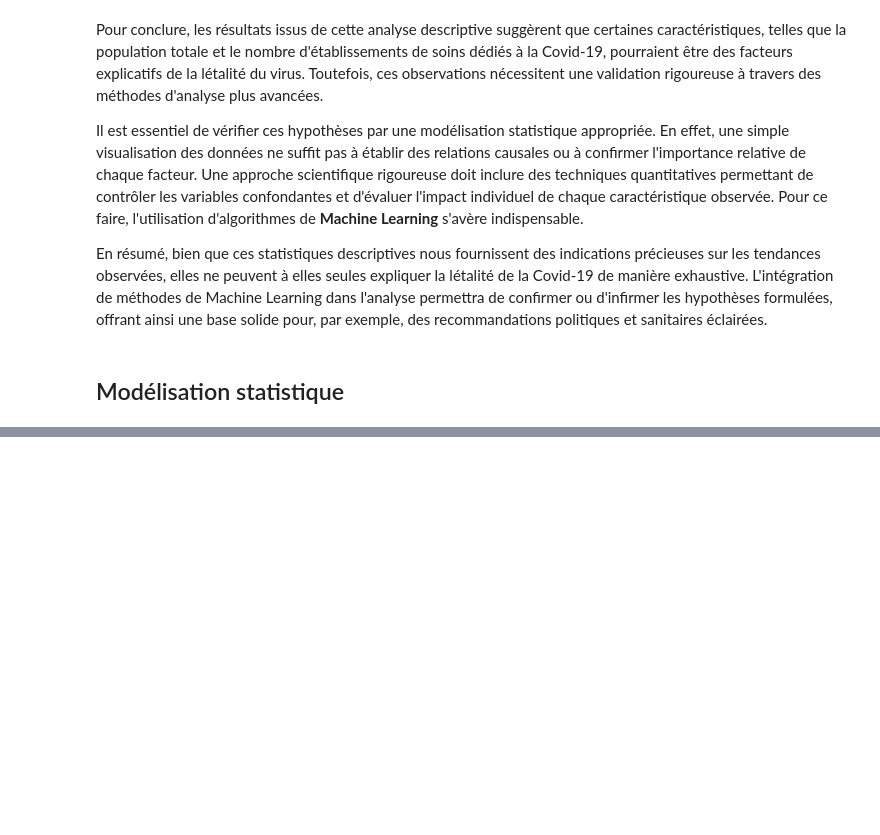
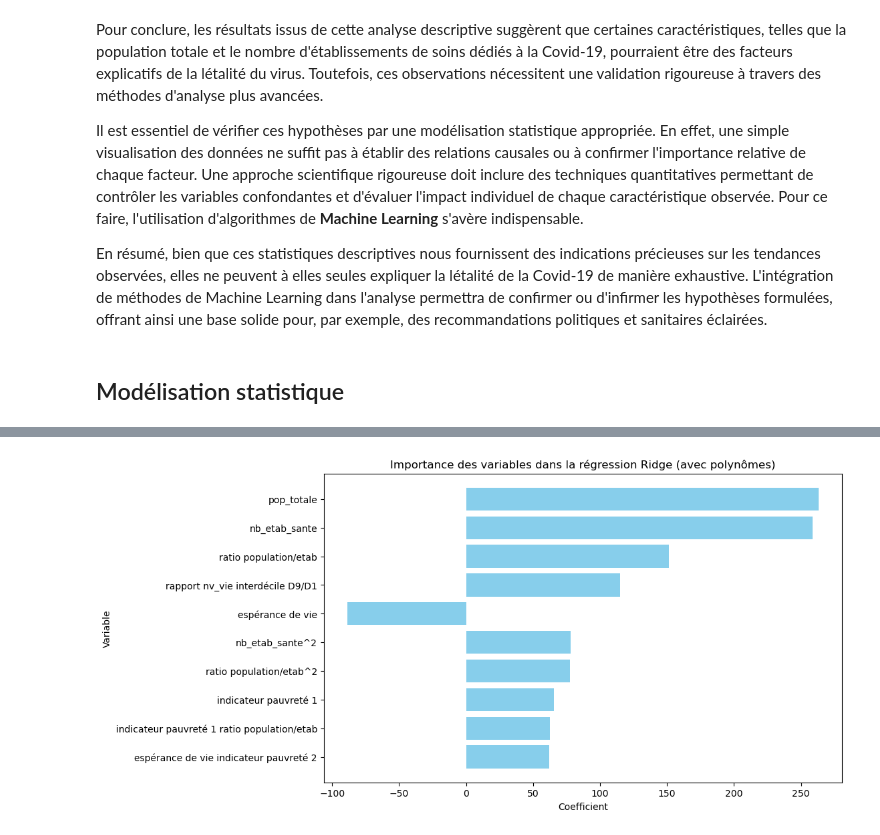
Before and after one commit to gabrielfrancois/DS_Covid, a Jupyter notebook: main.ipynb, the cells around one changed output, grey strips where cells are left out. Cells and saved outputs as stored; diff of their text form; code cells hidden in the pictures; blank space fills up the shorter version.

```diff
--- a/main.ipynb
+++ b/main.ipynb
@@ -384,0 +428,3 @@ En résumé, bien que ces statistiques descriptives nous fournissent des indicat
+# %%
+top_features = coef_df.sort_values(by="Coefficient", key=abs, ascending=False).head(10)  # Top 10
+print(top_features)
@@ -384,0 +443,10 @@ En résumé, bien que ces statistiques descriptives nous fournissent des indicat
+# %%
+plt.figure(figsize=(10, 6))
+plt.barh(top_features["Feature"], top_features["Coefficient"], color="skyblue")
+plt.xlabel("Coefficient")
+plt.ylabel("Variable")
+plt.title("Importance des variables dans la régression Ridge (avec polynômes)")
+plt.gca().invert_yaxis()
+plt.show()
+# %% [output]
+[figure, added]
```
Also changed, not shown: parts of 12 cells of this notebook, 10 other files.
